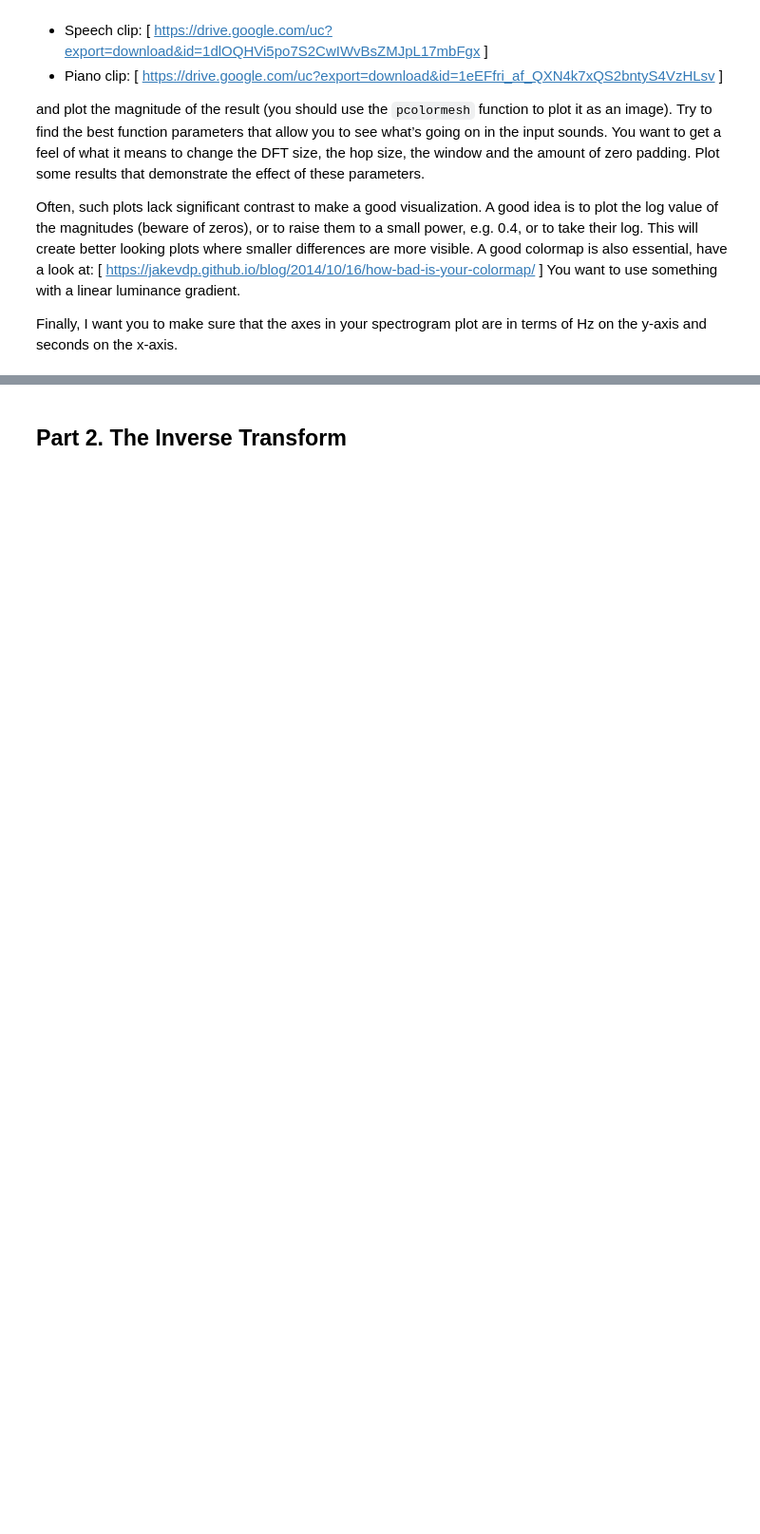
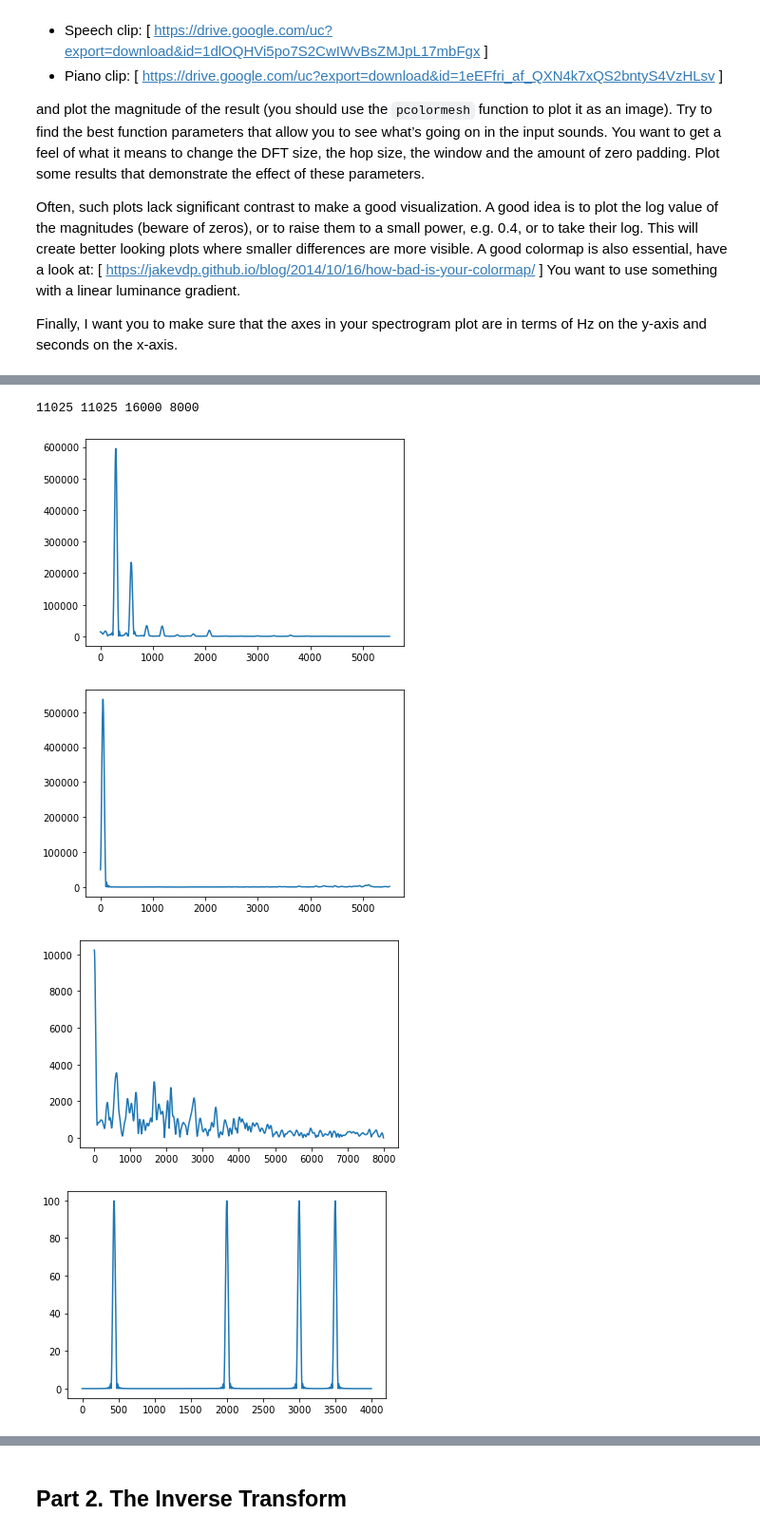
Before and after one commit to thomas-gibbons/cs498, a Jupyter notebook: 1lab/Lab_1.ipynb, the cells around one changed output, grey strips where cells are left out. Shown at 95% size. Drawn from its saved outputs; the diff is of its cells as text; code cells hidden in the pictures; blank space fills up the shorter version.

```diff
--- a/1lab/Lab_1.ipynb
+++ b/1lab/Lab_1.ipynb
@@ -107,0 +81,15 @@ ValueError: not enough values to unpack (expected 2, got 1)
+# %%
+# load sound
+piano_sr, piano = read('data/piano.wav')
+eighties_sr, eighties = read('data/80s.wav')
+speech_sr, speech = read('data/speech.wav')
+sines = make_sine() + make_sine(frequency=2000) + make_sine(frequency=3000) + make_sine(frequency=4500)
+print(piano_sr, eighties_sr, speech_sr, sines_sr)
+# %% [output]
+11025 11025 16000 8000
+# %%
+# STFT
+piano_stft = stft(piano)
+eighties_stft = stft(eighties)
+speech_stft = stft(speech)
+sines_stft = stft(sines)
@@ -107,0 +125,20 @@ ValueError: not enough values to unpack (expected 2, got 1)
+# %%
+# plot single FT slice
+plt.plot(np.arange(0, 1, 1/piano_stft.shape[0])*piano_sr/2, abs(np.transpose(piano_stft)[20]))
+plt.show()
+plt.plot(np.arange(0, 1, 1/eighties_stft.shape[0])*eighties_sr/2, abs(np.transpose(eighties_stft)[20]))
+plt.show()
+plt.plot(np.arange(0, 1, 1/speech_stft.shape[0])*speech_sr/2, abs(np.transpose(speech_stft)[3]))
+plt.show()
+plt.plot(np.arange(0, 1, 1/sines_stft.shape[0])*sines_sr/2, abs(np.transpose(sines_stft)[3]))
+plt.show()
+
+# plot single FT of entire clip
+single_stft = np.fft.rfft(sines)
+plt.plot(np.arange(0, 1, 1/single_stft.size)*sines_sr/2, abs(single_stft))
+plt.show()
+# %% [output]
+[figure, added]
+[figure, added]
+[figure, added]
+[figure, added]
```
Also changed, not shown: parts of 12 cells of this notebook.
